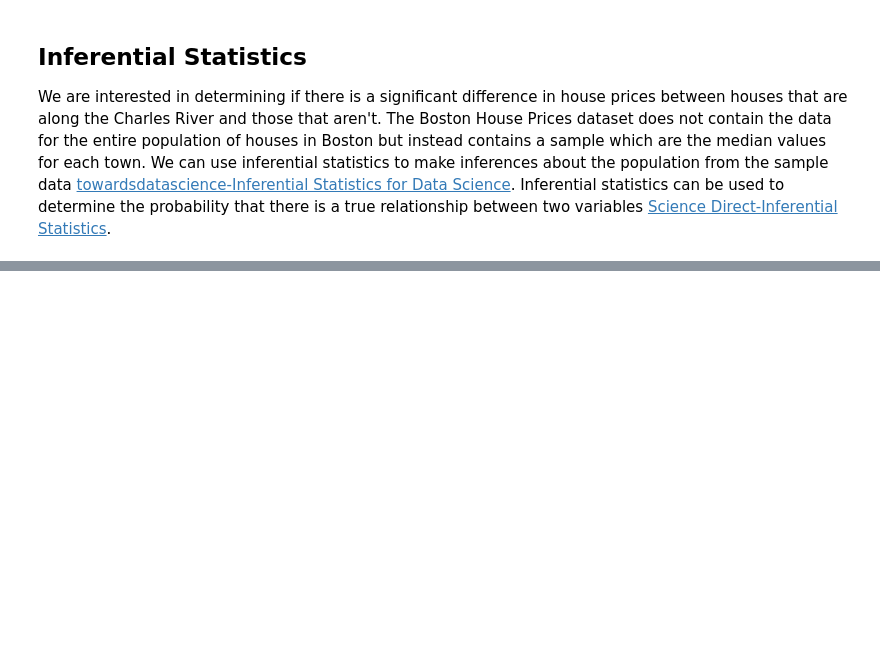
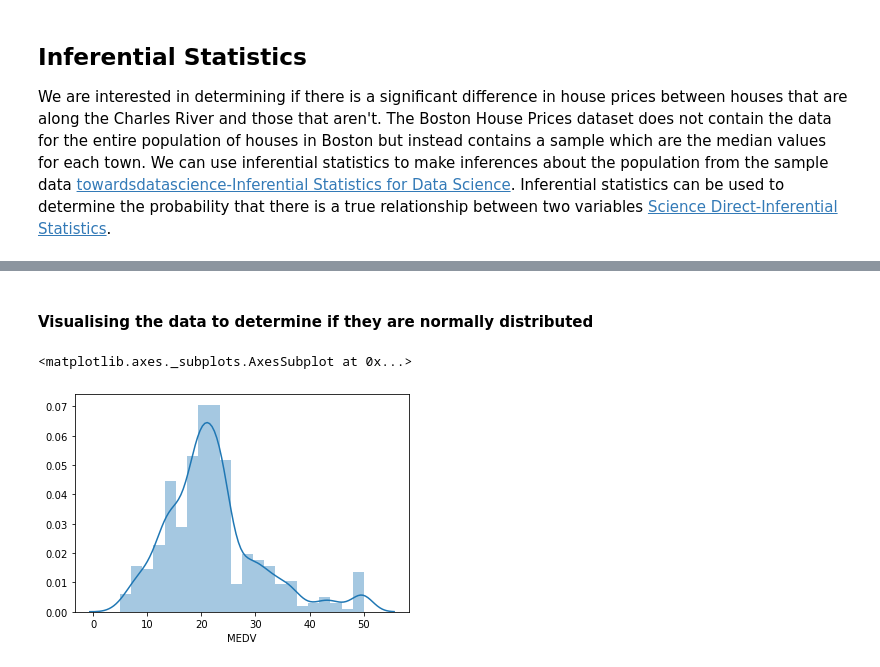
Before and after one commit to declanbarr/boston-house-prices, a Jupyter notebook: boston-house-prices-analysis.ipynb, the cells around one changed output, grey strips where cells are left out. Drawn from its saved outputs; the diff is of its cells as text; code cells hidden in the pictures; blank space fills up the shorter version.

```diff
--- a/boston-house-prices-analysis.ipynb
+++ b/boston-house-prices-analysis.ipynb
@@ -135,0 +168,2 @@ We are interested in determining if there is a significant difference in house p
+# %% [markdown]
+#### Visualising the data to determine if they are normally distributed
@@ -135,0 +173,6 @@ We are interested in determining if there is a significant difference in house p
+# %%
+# Displot for tract not along Charles River
+sns.distplot(df["MEDV"][df["CHAS"] == 0])
+# %% [output]
+<matplotlib.axes._subplots.AxesSubplot at 0x...>
+[figure, added]
```
Also changed, not shown: parts of 10 cells of this notebook.
